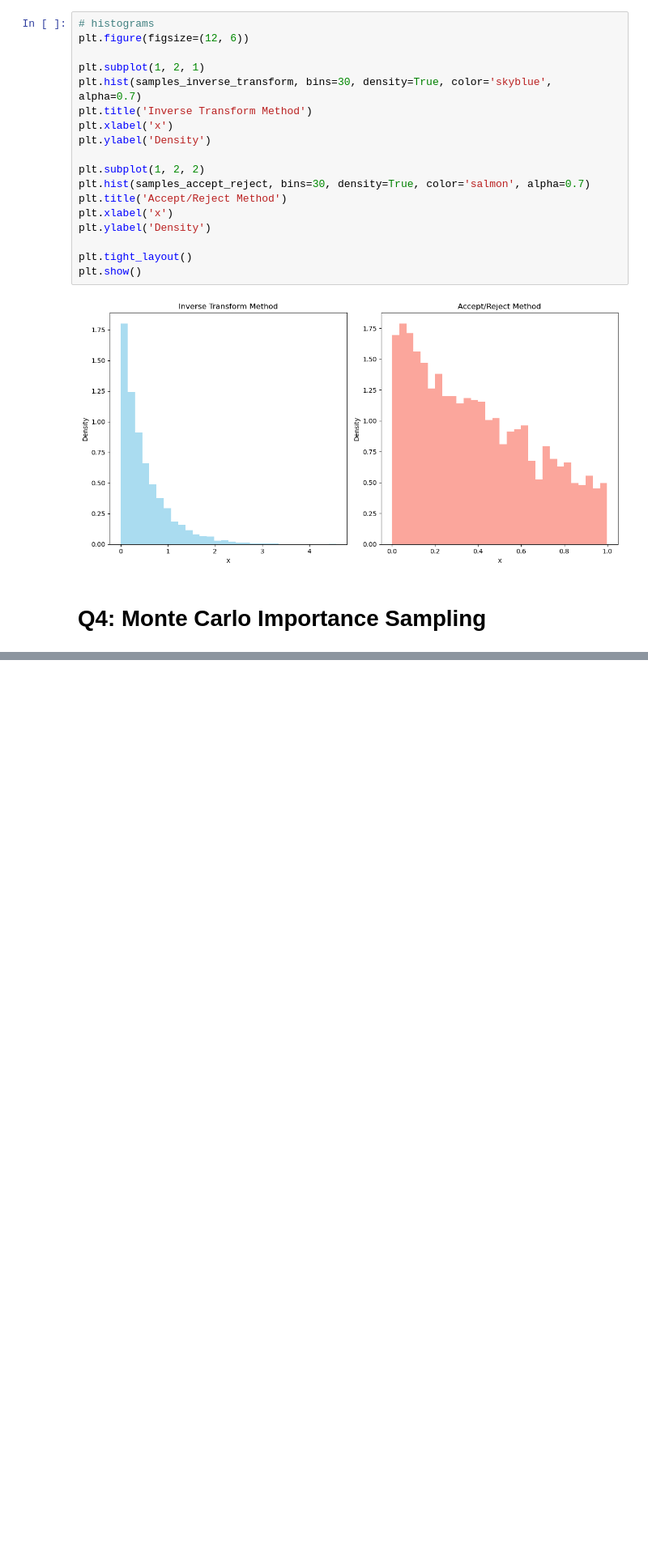
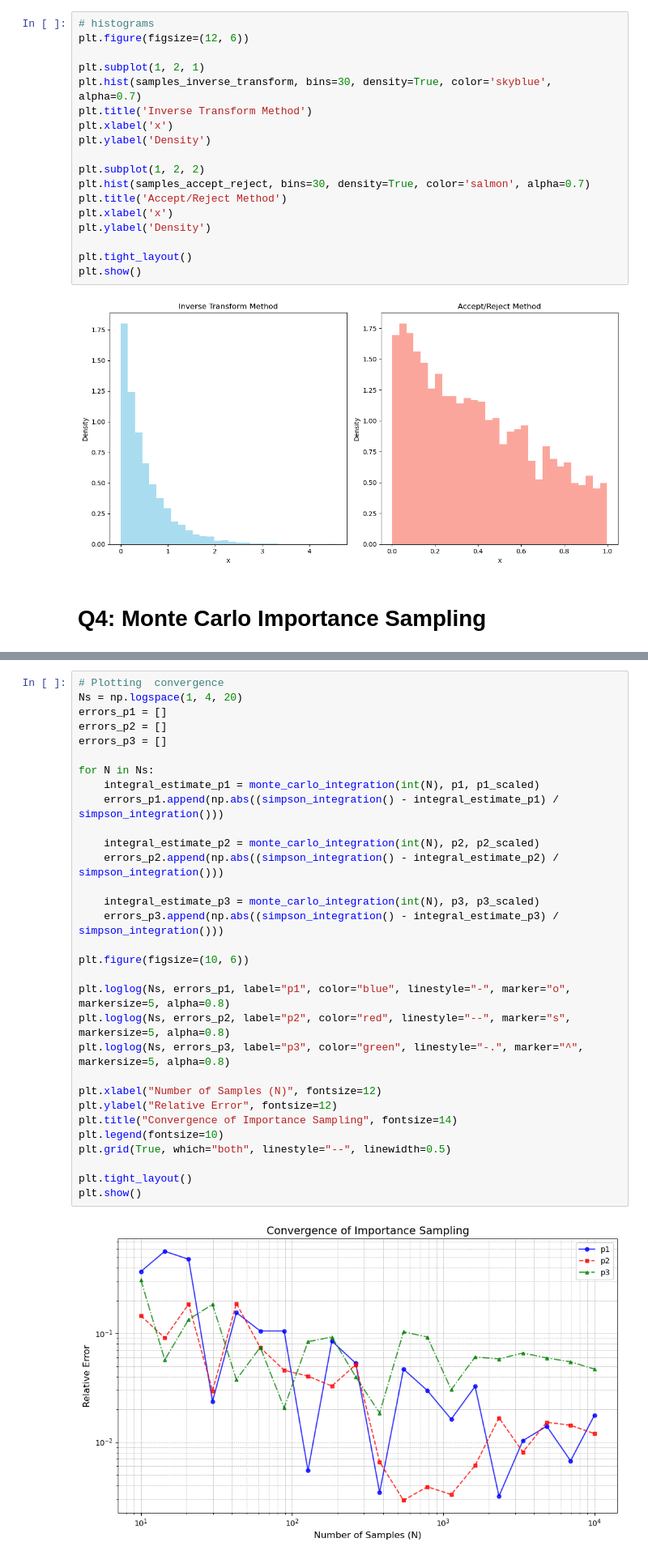
Before and after one commit to SagarPrakashBarad/P346CompuationalLab, a Jupyter notebook: CompPhy/assignment_4/assign4.ipynb, the cells around one changed output, grey strips where cells are left out. Shown at 81% size. Saved outputs shown, nothing was run; the diff lists cells and outputs as text; blank space fills up the shorter version.

```diff
--- a/CompPhy/assignment_4/assign4.ipynb
+++ b/CompPhy/assignment_4/assign4.ipynb
@@ -281,0 +318,33 @@ print(tabulate(table_data, headers=["Sampling Function", "Monte Carlo Estimate"]
+# %%
+# Plotting  convergence
+Ns = np.logspace(1, 4, 20)
+errors_p1 = []
+errors_p2 = []
+errors_p3 = []
+
+for N in Ns:
+    integral_estimate_p1 = monte_carlo_integration(int(N), p1, p1_scaled)
+    errors_p1.append(np.abs((simpson_integration() - integral_estimate_p1) / simpson_integration()))
+
+    integral_estimate_p2 = monte_carlo_integration(int(N), p2, p2_scaled)
+    errors_p2.append(np.abs((simpson_integration() - integral_estimate_p2) / simpson_integration()))
+
+    integral_estimate_p3 = monte_carlo_integration(int(N), p3, p3_scaled)
+    errors_p3.append(np.abs((simpson_integration() - integral_estimate_p3) / simpson_integration()))
+
+plt.figure(figsize=(10, 6))
+
+plt.loglog(Ns, errors_p1, label="p1", color="blue", linestyle="-", marker="o", markersize=5, alpha=0.8)
+plt.loglog(Ns, errors_p2, label="p2", color="red", linestyle="--", marker="s", markersize=5, alpha=0.8)
+plt.loglog(Ns, errors_p3, label="p3", color="green", linestyle="-.", marker="^", markersize=5, alpha=0.8)
+
+plt.xlabel("Number of Samples (N)", fontsize=12)
+plt.ylabel("Relative Error", fontsize=12)
+plt.title("Convergence of Importance Sampling", fontsize=14)
+plt.legend(fontsize=10)
+plt.grid(True, which="both", linestyle="--", linewidth=0.5)
+
+plt.tight_layout()
+plt.show()
+# %% [output]
+[figure, added]
```
Also changed, not shown: parts of 7 cells of this notebook.
